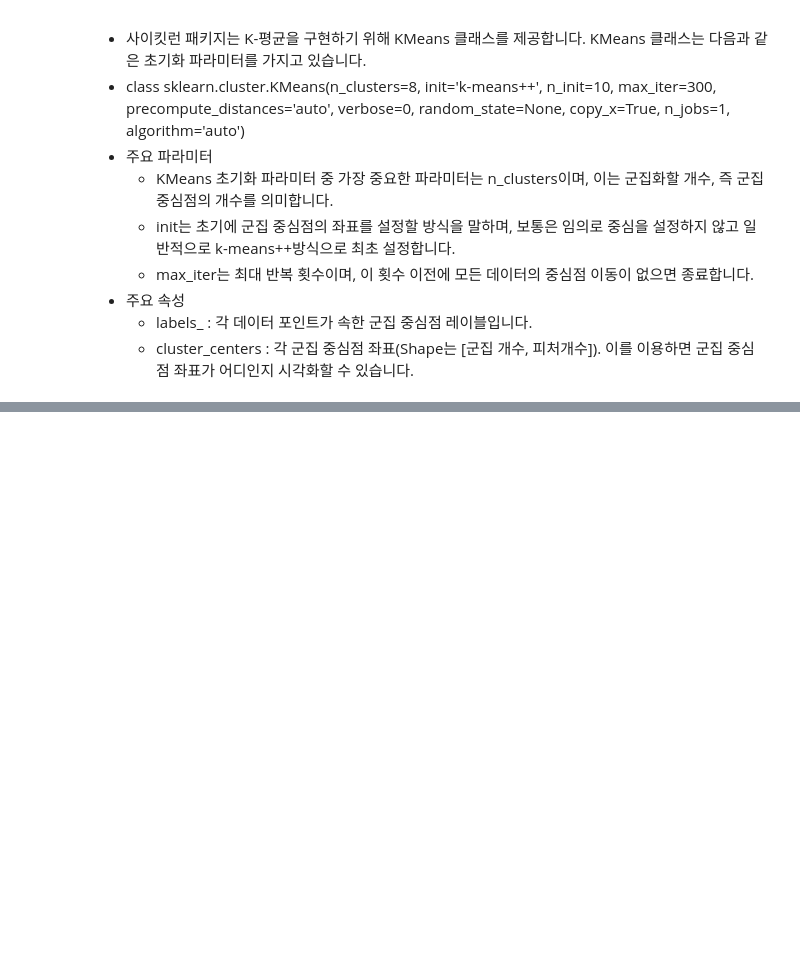
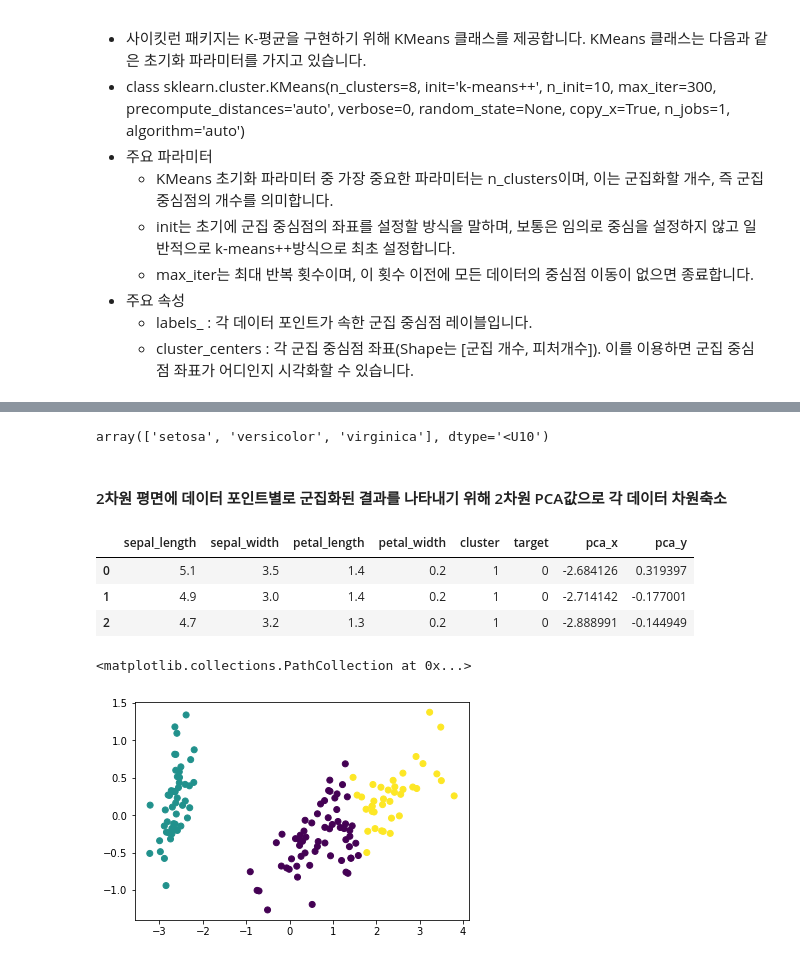
Before and after one commit to 201411096/study_AI, a Jupyter notebook: lectures/2_파이썬 머신러닝 완벽 가이드/7_군집화(Clustering)/1_K-Means.ipynb, the cells around one changed output, grey strips where cells are left out. Cells and saved outputs as stored; diff of their text form; code cells hidden in the pictures; blank space fills up the shorter version.

Commit message:
사이킷런을 이용한 K-Means 군집화 실습

```diff
--- a/lectures/2_파이썬 머신러닝 완벽 가이드/7_군집화(Clustering)/1_K-Means.ipynb
+++ b/lectures/2_파이썬 머신러닝 완벽 가이드/7_군집화(Clustering)/1_K-Means.ipynb
@@ -54,0 +79,3 @@
+# %%
+kmeans = KMeans(n_clusters=3, init='k-means++', max_iter=300, random_state=0)
+kmeans.fit(irisDF) # fit()만 호출해도 군집화가 완료됨
@@ -54,0 +104,9 @@
+# %%
+irisDF['cluster'] = kmeans.labels_
+# %%
+irisDF['target'] = iris.target
+iris_result = irisDF.groupby(['target', 'cluster'])['sepal_length'].count()
+print(iris_result)
+
+# target 0, 1, 2 : setosa, versicolor, virginica
+# cluster 0, 1, 2 : target값과 조금씩 다름.
@@ -54,0 +121,25 @@
+# %%
+iris.target_names
+# %% [output]
+array(['setosa', 'versicolor', 'virginica'], dtype='<U10')
+# %% [markdown]
+#### 2차원 평면에 데이터 포인트별로 군집화된 결과를 나타내기 위해 2차원 PCA값으로 각 데이터 차원축소
+# %%
+from sklearn.decomposition import PCA
+
+pca = PCA(n_components=2)
+pca_transformed = pca.fit_transform(iris.data)
+
+irisDF['pca_x'] = pca_transformed[:, 0]
+irisDF['pca_y'] = pca_transformed[:, 1]
+irisDF.head(3)
+# %% [output]
+|  | sepal_length | sepal_width | petal_length | petal_width | cluster | target | pca_x | pca_y |
+| 0 | 5.1 | 3.5 | 1.4 | 0.2 | 1 | 0 | -2.684126 | 0.319397 |
+| 1 | 4.9 | 3.0 | 1.4 | 0.2 | 1 | 0 | -2.714142 | -0.177001 |
+| 2 | 4.7 | 3.2 | 1.3 | 0.2 | 1 | 0 | -2.888991 | -0.144949 |
+# %%
+plt.scatter(x=irisDF.loc[:, 'pca_x'], y=irisDF.loc[:, 'pca_y'], c=irisDF['cluster'])
+# %% [output]
+<matplotlib.collections.PathCollection at 0x...>
+[figure, added]
```
Also changed, not shown: parts of 19 cells of this notebook.
